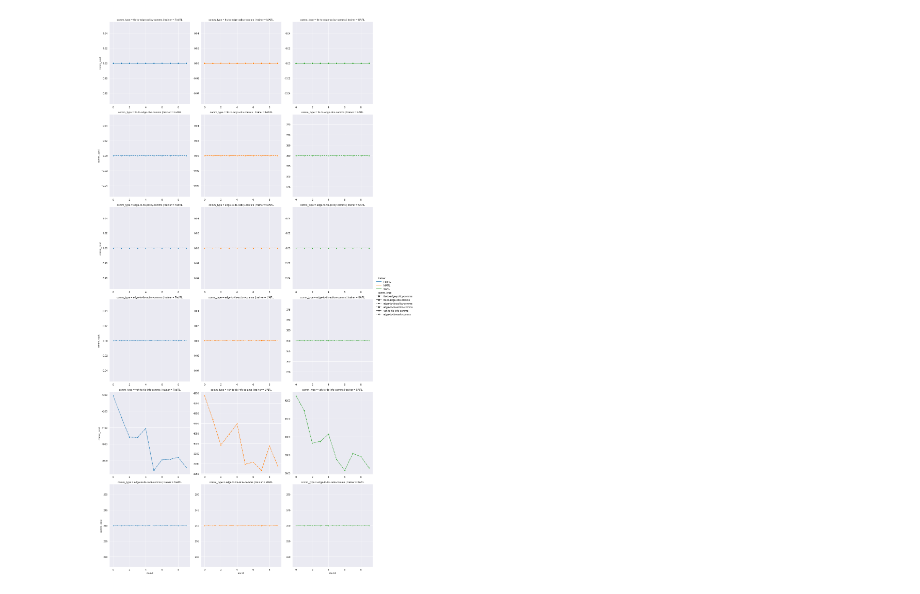
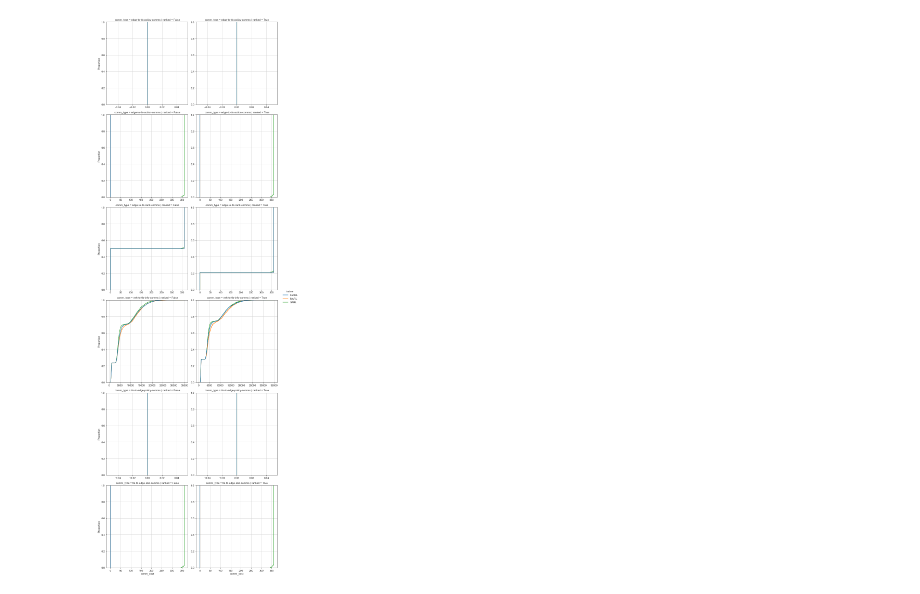
Before and after one commit to nathaniel-hudson/SUMO-FedRL, a Jupyter notebook: notebooks/Communication Analysis.ipynb, the cells around one changed output. Drawn from its saved outputs; the diff is of its cells as text; code cells hidden in the pictures.

```diff
--- a/notebooks/Communication Analysis.ipynb
+++ b/notebooks/Communication Analysis.ipynb
@@ -29,23 +29,21 @@ sns.set_style("ticks", custom_params)
 # %%
 paths = []
 dfs = []
-for intersection in ["grid-3x3"]:
-    for ranked in [True, False]:
+for intersection in ["grid-3x3", "grid-5x5", "double"]:
+    for ranked in [False, True]:
         ranked_str = "ranked" if ranked else "unranked"
         paths.extend([
-            join("..", "out", "data", "FedRL", intersection, f"v3_neg-reward-aggr_{ranked_str}.csv"),
-            join("..", "out", "data", "FedRL", intersection, f"v3_traffic-aggr_{ranked_str}.csv"),
-            join("..", "out", "data", "MARL",  intersection, f"v3_{ranked_str}.csv"),
-            join("..", "out", "data", "SARL",  intersection, f"v3_{ranked_str}.csv")
+            # join("..", "out", "data", "Final", "FedRL", intersection, f"v3_neg-reward-aggr_{ranked_str}.csv"),
+            join("..", "out", "data", "Final", "FedRL", intersection, f"v3_traffic-aggr_{ranked_str}.csv"),
+            join("..", "out", "data", "Final", "MARL",  intersection, f"v3_{ranked_str}.csv"),
+            join("..", "out", "data", "Final", "SARL",  intersection, f"v3_{ranked_str}.csv")
         ])
         dfs.extend([
-            PreprocessedCommData.preprocess(path, ranked=ranked, is_sarl="SARL" in path)
+            PreprocessedCommData.preprocess(path, ranked=ranked, intersection=intersection)
             for path in paths
         ])
 
 df = pd.concat(dfs)
 df.reset_index(inplace=True)
 df.head()
-# pre_df = PreprocessedCommData.preprocess(df, ranked=True)
-# pre_df.head()
 # %% [output]
@@ -75,17 +102,18 @@ plt.show()
 # %%
-sns.relplot(
-    data=df.query("round < 10"),
-    kind="line",
-    x="round",
-    y="comm_cost",
-    style="comm_type",
+sns.displot(
+    data=df.query("intersection == 'grid-5x5'"),
+    kind="ecdf",
+    x="comm_cost",
+    # style="comm_type",
+    col="ranked",
     row="comm_type",
-    col="trainer",
+    # col="trainer",
     hue="trainer",
-    markers=True,
+    # markers=True,
     facet_kws={"sharex": False, "sharey": False},
-    ci=None
+    # ci=None
 )
+sns.despine(top=False, right=False, left=False, bottom=False)
 plt.show()
 # %% [output]
-[figure, old version]
+[figure, new version]
```
Also changed, not shown: parts of 6 cells of this notebook, 9 other files.
